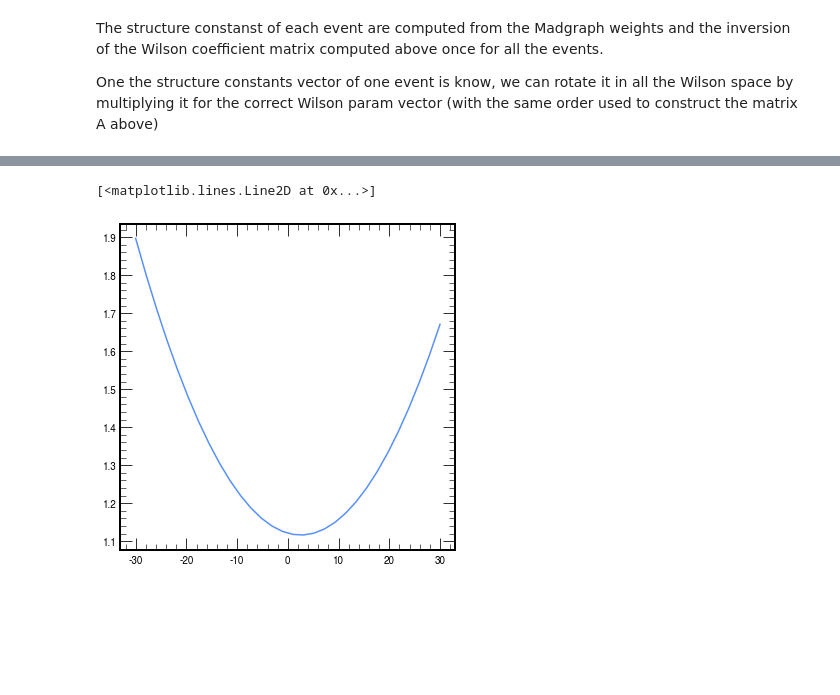
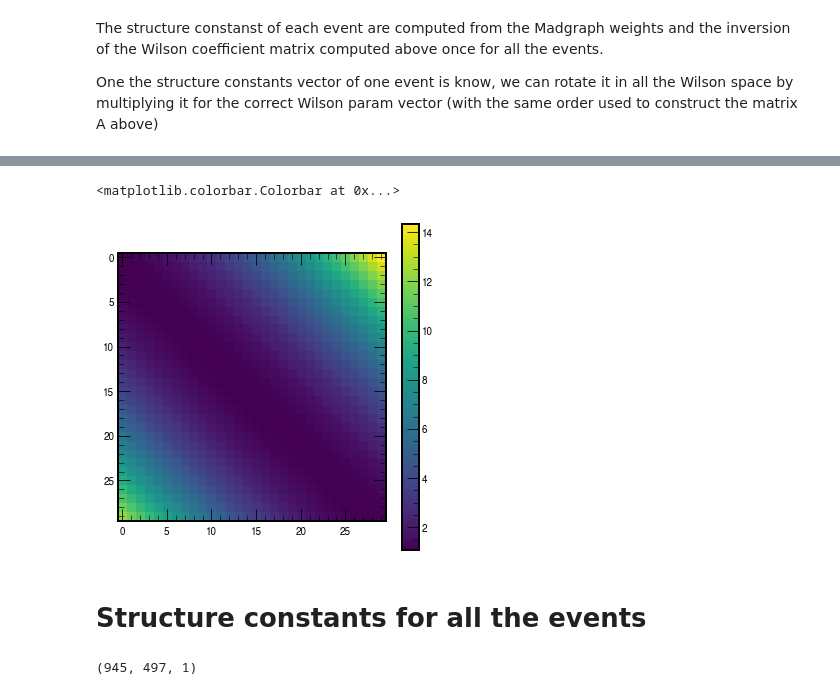
Before and after one commit to PocketCoffea/AnalysisConfigs, a Jupyter notebook: configs/ttHbb/semileptonic/eft/WilsonRotation.ipynb, the cells around one changed output, grey strips where cells are left out. Drawn from its saved outputs; the diff is of its cells as text; code cells hidden in the pictures; blank space fills up the shorter version.

Commit message:
Added general function to rotate wilson coeff

```diff
--- a/configs/ttHbb/semileptonic/eft/WilsonRotation.ipynb
+++ b/configs/ttHbb/semileptonic/eft/WilsonRotation.ipynb
@@ -156,7 +168,7 @@ The structure constanst of each event are computed from the Madgraph weights and
 One the structure constants vector of one event is know, we can rotate it in all the Wilson space by multiplying it
 for the correct Wilson param vector (with the same order used to construct the matrix A above)
 # %%
-S_struct = Ainv @ ak.to_numpy(W[2, :])
+S_struct = Ainv @ ak.to_numpy(W[50, :])
 #S_struct2 = np.where(S_struct2 > 1e-6, S_struct2, np.zeros_like(S_struct2))
 S_struct
 # %% [output]
@@ -174,0 +187,8 @@ array([ 1.12092601e+00, -1.38017739e-01,  4.32549593e-03, -5.37148683e-03,
+# %%
+out = []
+x =  np.linspace(-30,30,30)
+for i in x:
+    w = S_struct @ get_wilson_vector([0, 0, 0, 0, 0, 0, i, 0])
+    out.append(w)
+
+plt.plot(x, out)
@@ -175,11 +198,18 @@ array([ 1.12092601e+00, -1.38017739e-01,  4.32549593e-03, -5.37148683e-03,
 # %%
-out = []
-x =  np.linspace(-30,30,30)
-for i in x:
-    w = S_struct @ get_wilson_vector([0, 0, 0, 0, i, 0, 0, 0])
-    out.append(w)
+out = np.zeros((30,30))
+x =  np.linspace(-40,40,30)
+for i in range(30):
+    for j in range(30):
+        out[i,j] = S_struct @ get_wilson_vector([0, 0, 0, 0, x[i], x[j], 0, 0])
 
-plt.plot(x, out)
+plt.imshow(out)
+plt.colorbar()
 # %% [output]
-[<matplotlib.lines.Line2D at 0x...>]
+<matplotlib.colorbar.Colorbar at 0x...>
-[figure, old version]
+[figure, new version]
+# %% [markdown]
+# Structure constants for all the events
+# %%
+ak.to_numpy(W)[:,:,None].shape
+# %% [output]
+(945, 497, 1)
```
Also changed, not shown: parts of 13 cells of this notebook, 6 other files.
